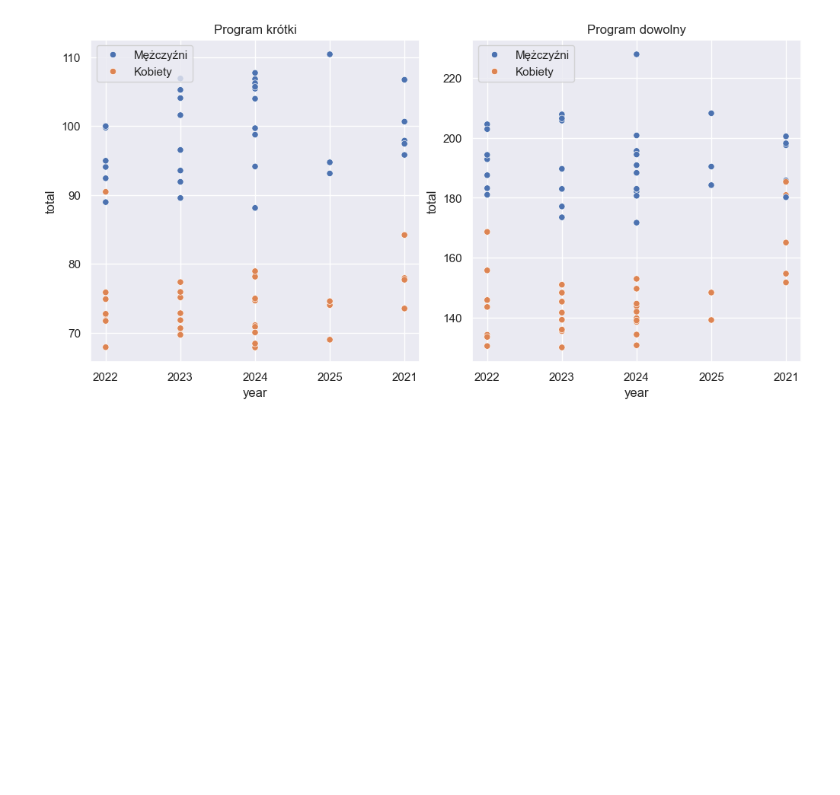
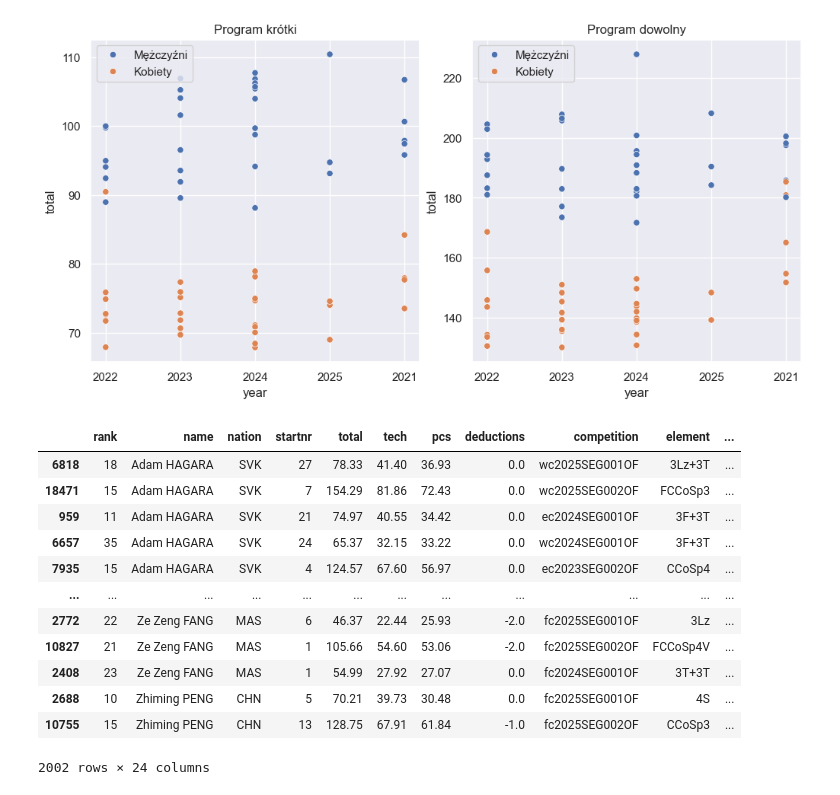
Before and after one commit to ann-e888/Skating_EDA, a Jupyter notebook: notebooks/eda.ipynb, the cells around one changed output. Saved outputs shown, nothing was run; the diff lists cells and outputs as text; code cells hidden in the pictures; blank space fills up the shorter version.

```diff
--- a/notebooks/eda.ipynb
+++ b/notebooks/eda.ipynb
@@ -136,3 +140,20 @@ ax[1].set_title("Program dowolny")
 # %% [output]
 Text(0.5, 1.0, 'Program dowolny')
 [figure]
+# %%
+df_distinct = df.drop_duplicates(subset=['name', 'competition'])
+df_distinct.sort_values('name')
+# %% [output]
+|  | rank | name | nation | startnr | total | tech | pcs | deductions | competition | element | ... |
+| 6818 | 18 | Adam HAGARA | SVK | 27 | 78.33 | 41.40 | 36.93 | 0.0 | wc2025SEG001OF | 3Lz+3T | ... |
+| 18471 | 15 | Adam HAGARA | SVK | 7 | 154.29 | 81.86 | 72.43 | 0.0 | wc2025SEG002OF | FCCoSp3 | ... |
+| 959 | 11 | Adam HAGARA | SVK | 21 | 74.97 | 40.55 | 34.42 | 0.0 | ec2024SEG001OF | 3F+3T | ... |
+| 6657 | 35 | Adam HAGARA | SVK | 24 | 65.37 | 32.15 | 33.22 | 0.0 | wc2024SEG001OF | 3F+3T | ... |
+| 7935 | 15 | Adam HAGARA | SVK | 4 | 124.57 | 67.60 | 56.97 | 0.0 | ec2023SEG002OF | CCoSp4 | ... |
+| ... | ... | ... | ... | ... | ... | ... | ... | ... | ... | ... | ... |
+| 2772 | 22 | Ze Zeng FANG | MAS | 6 | 46.37 | 22.44 | 25.93 | -2.0 | fc2025SEG001OF | 3Lz | ... |
+| 10827 | 21 | Ze Zeng FANG | MAS | 1 | 105.66 | 54.60 | 53.06 | -2.0 | fc2025SEG002OF | FCCoSp4V | ... |
+| 2408 | 23 | Ze Zeng FANG | MAS | 1 | 54.99 | 27.92 | 27.07 | 0.0 | fc2024SEG001OF | 3T+3T | ... |
+| 2688 | 10 | Zhiming PENG | CHN | 5 | 70.21 | 39.73 | 30.48 | 0.0 | fc2025SEG001OF | 4S | ... |
+| 10755 | 15 | Zhiming PENG | CHN | 13 | 128.75 | 67.91 | 61.84 | -1.0 | fc2025SEG002OF | CCoSp3 | ... |
+2002 rows × 24 columns
```
Also changed, not shown: parts of 3 cells of this notebook.
